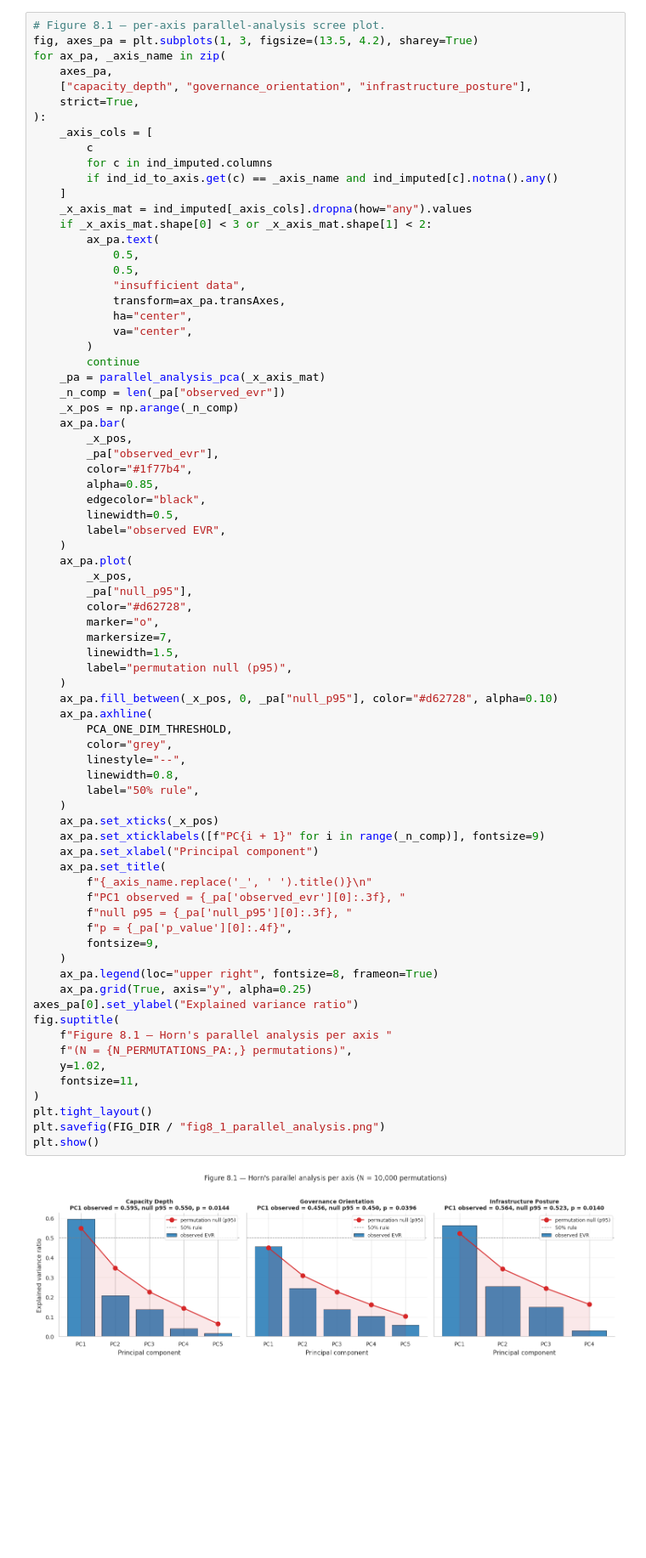
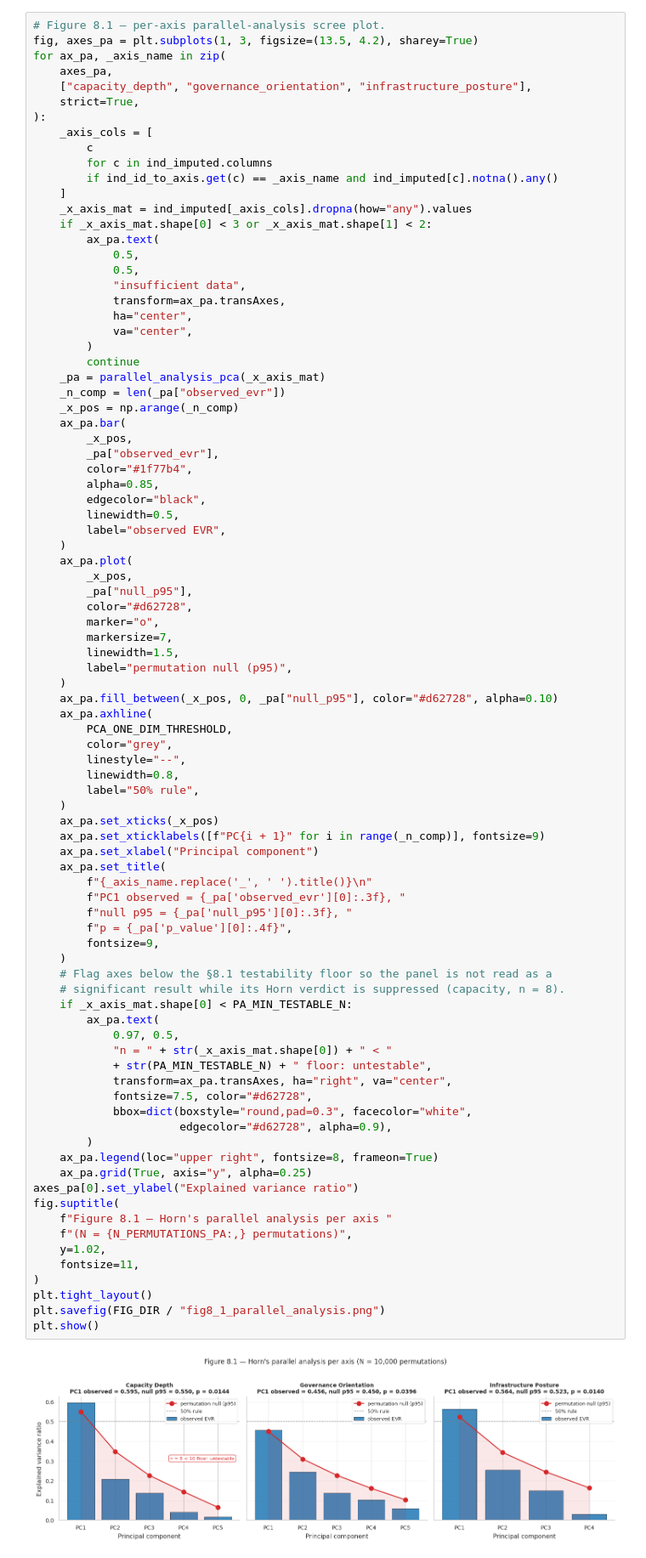
Before and after one commit to khailapvuong/middle-powers-mpapi, a Jupyter notebook: M-PAPI.ipynb, the cells around one changed output. Shown at 85% size. Drawn from its saved outputs; the diff is of its cells as text; blank space fills up the shorter version.

```diff
--- a/M-PAPI.ipynb
+++ b/M-PAPI.ipynb
@@ -2598,34 +2598,46 @@ for ax_pa, _axis_name in zip(
     ax_pa.axhline(
         PCA_ONE_DIM_THRESHOLD,
         color="grey",
         linestyle="--",
         linewidth=0.8,
         label="50% rule",
     )
     ax_pa.set_xticks(_x_pos)
     ax_pa.set_xticklabels([f"PC{i + 1}" for i in range(_n_comp)], fontsize=9)
     ax_pa.set_xlabel("Principal component")
     ax_pa.set_title(
         f"{_axis_name.replace('_', ' ').title()}\n"
         f"PC1 observed = {_pa['observed_evr'][0]:.3f}, "
         f"null p95 = {_pa['null_p95'][0]:.3f}, "
         f"p = {_pa['p_value'][0]:.4f}",
         fontsize=9,
     )
+    # Flag axes below the §8.1 testability floor so the panel is not read as a
+    # significant result while its Horn verdict is suppressed (capacity, n = 8).
+    if _x_axis_mat.shape[0] < PA_MIN_TESTABLE_N:
+        ax_pa.text(
+            0.97, 0.5,
+            "n = " + str(_x_axis_mat.shape[0]) + " < "
+            + str(PA_MIN_TESTABLE_N) + " floor: untestable",
+            transform=ax_pa.transAxes, ha="right", va="center",
+            fontsize=7.5, color="#d62728",
+            bbox=dict(boxstyle="round,pad=0.3", facecolor="white",
+                      edgecolor="#d62728", alpha=0.9),
+        )
     ax_pa.legend(loc="upper right", fontsize=8, frameon=True)
     ax_pa.grid(True, axis="y", alpha=0.25)
 axes_pa[0].set_ylabel("Explained variance ratio")
 fig.suptitle(
     f"Figure 8.1 — Horn's parallel analysis per axis "
     f"(N = {N_PERMUTATIONS_PA:,} permutations)",
     y=1.02,
     fontsize=11,
 )
 plt.tight_layout()
 plt.savefig(FIG_DIR / "fig8_1_parallel_analysis.png")
 plt.show()
 # %% [output]
-[figure, old version]
+[figure, new version]
 # %% [markdown]
 **Interpretation.** PC1 explained variance per axis is printed above. Two complementary criteria assess whether each axis is one-dimensional: the **50% rule** (a heuristic threshold reported here) and **Horn's parallel analysis** (§8.1, a principled permutation-based test). An axis is statistically one-dimensional iff its observed PC1 explained variance exceeds the 95th-percentile null derived from independently-shuffled indicator columns. §16.1 cross-references both criteria when assessing the empirical defensibility of the paper's three-axes scaffold; where the two diagnostics disagree (an axis above 50% but not above the permutation null, or vice versa), the parallel-analysis test is the more rigorous standard.
 # %% [markdown]
```
Also changed, not shown: parts of 33 cells of this notebook, 27 other files.
